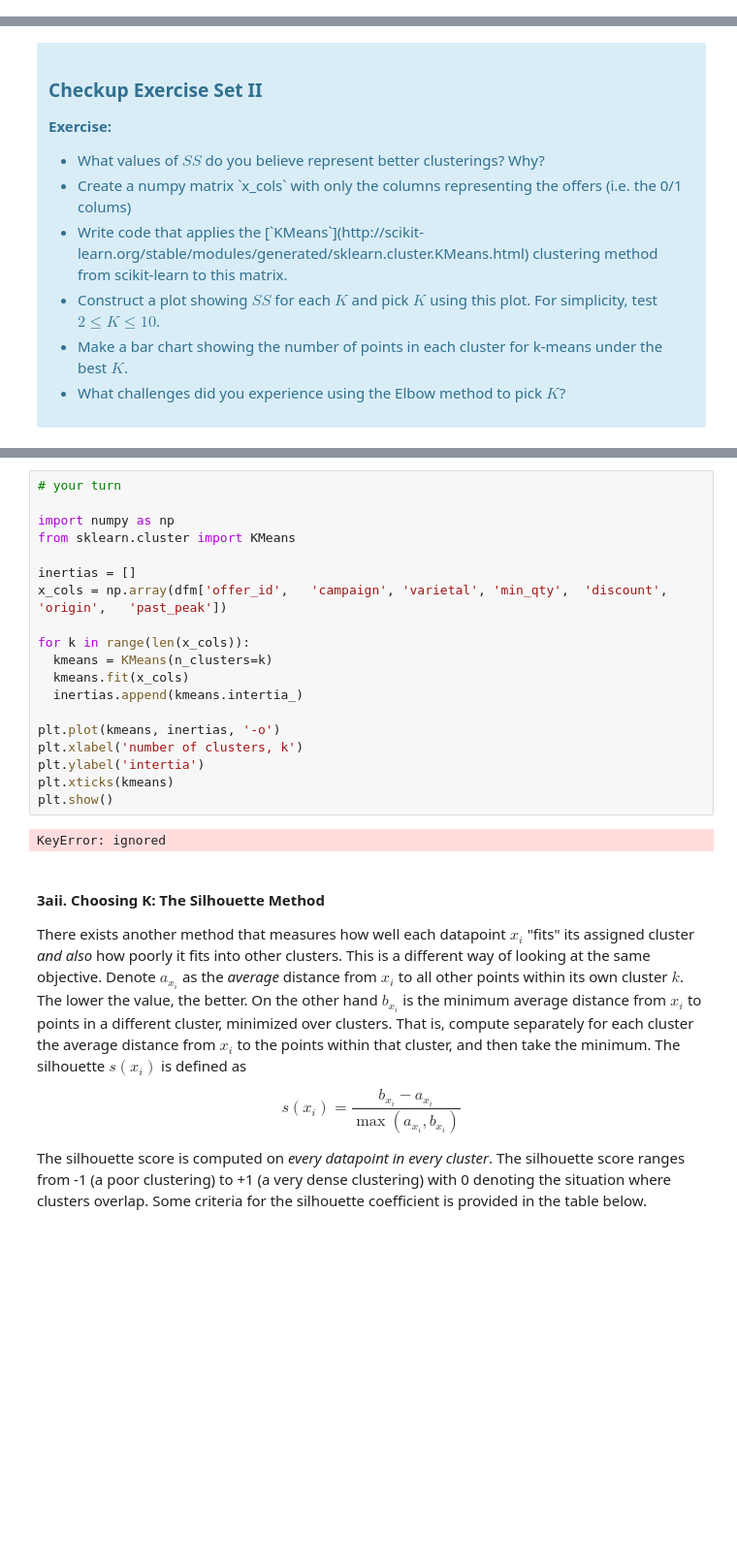
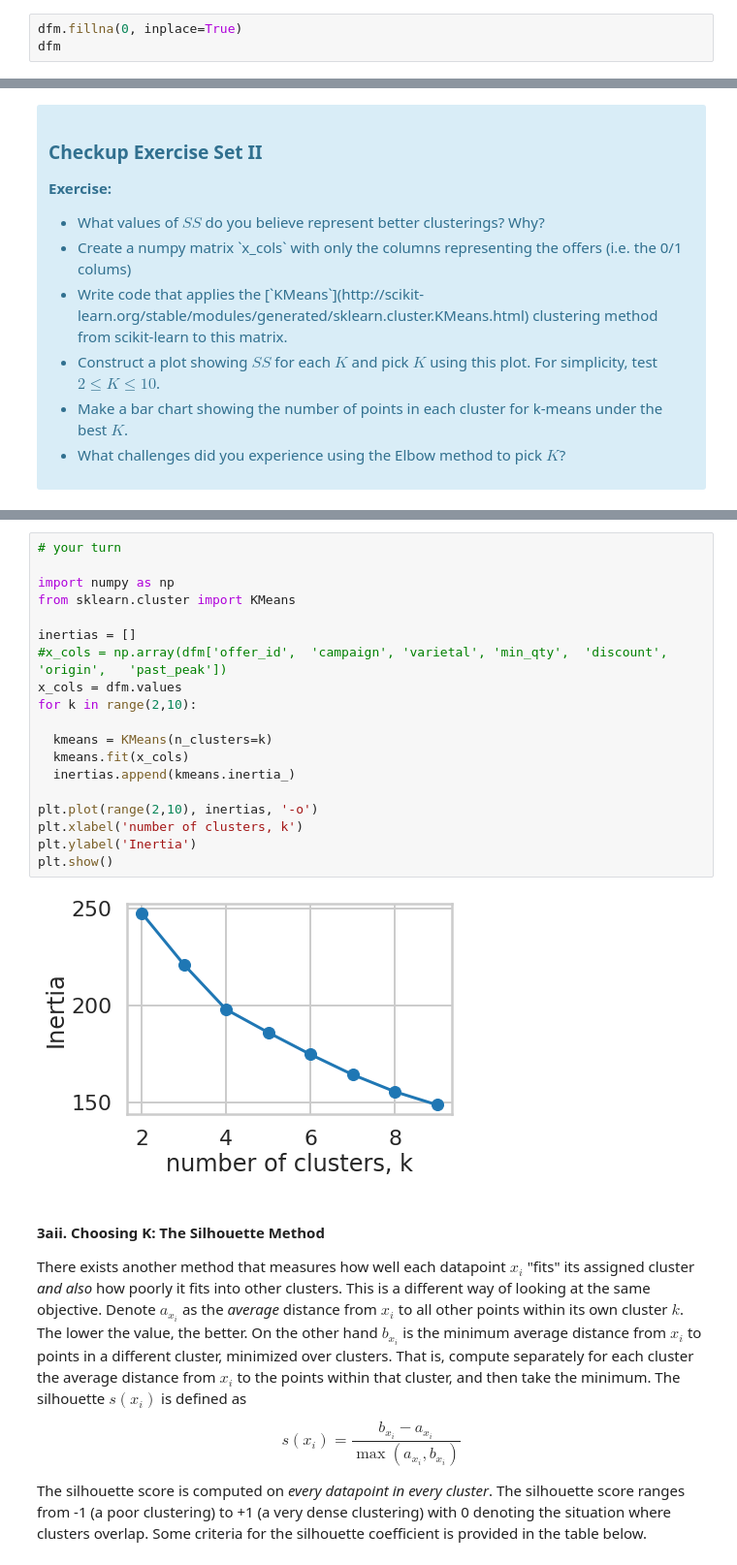
Before and after one commit to Kylehanna/Clustering_Case_Study, a Jupyter notebook: Clustering Case Study - Customer Segmentation with K-Means - Tier 3.ipynb, the cells around one changed output, grey strips where cells are left out. Shown: that part at 97% size. Drawn from its saved outputs; the diff is of its cells as text; blank space fills up the shorter version.

```diff
--- a/Clustering Case Study - Customer Segmentation with K-Means - Tier 3.ipynb
+++ b/Clustering Case Study - Customer Segmentation with K-Means - Tier 3.ipynb
@@ -135,0 +135,3 @@ df_offers.isnull().value_counts().nunique()
+# %%
+dfm.fillna(0, inplace=True)
+dfm
@@ -165,24 +199,24 @@ where $x_i$ is a point, $C_k$ represents cluster $k$ and $\mu_k$ is the centroid
 # %%
 # your turn
 
 import numpy as np
 from sklearn.cluster import KMeans
 
 inertias = []
-x_cols = np.array(dfm['offer_id',	'campaign',	'varietal',	'min_qty',	'discount',	'origin',	'past_peak'])
+#x_cols = np.array(dfm['offer_id',	'campaign',	'varietal',	'min_qty',	'discount',	'origin',	'past_peak'])
+x_cols = dfm.values
+for k in range(2,10):
 
-for k in range(len(x_cols)):
   kmeans = KMeans(n_clusters=k)
   kmeans.fit(x_cols)
-  inertias.append(kmeans.intertia_)
+  inertias.append(kmeans.inertia_)
 
-plt.plot(kmeans, inertias, '-o')
+plt.plot(range(2,10), inertias, '-o')
 plt.xlabel('number of clusters, k')
-plt.ylabel('intertia')
-plt.xticks(kmeans)
+plt.ylabel('Inertia')
 plt.show()
 # %% [output]
-KeyError: ignored
+[figure, added]
 # %% [markdown]
 #### 3aii. Choosing K: The Silhouette Method
 
```
Also changed, not shown: parts of 7 cells of this notebook.
